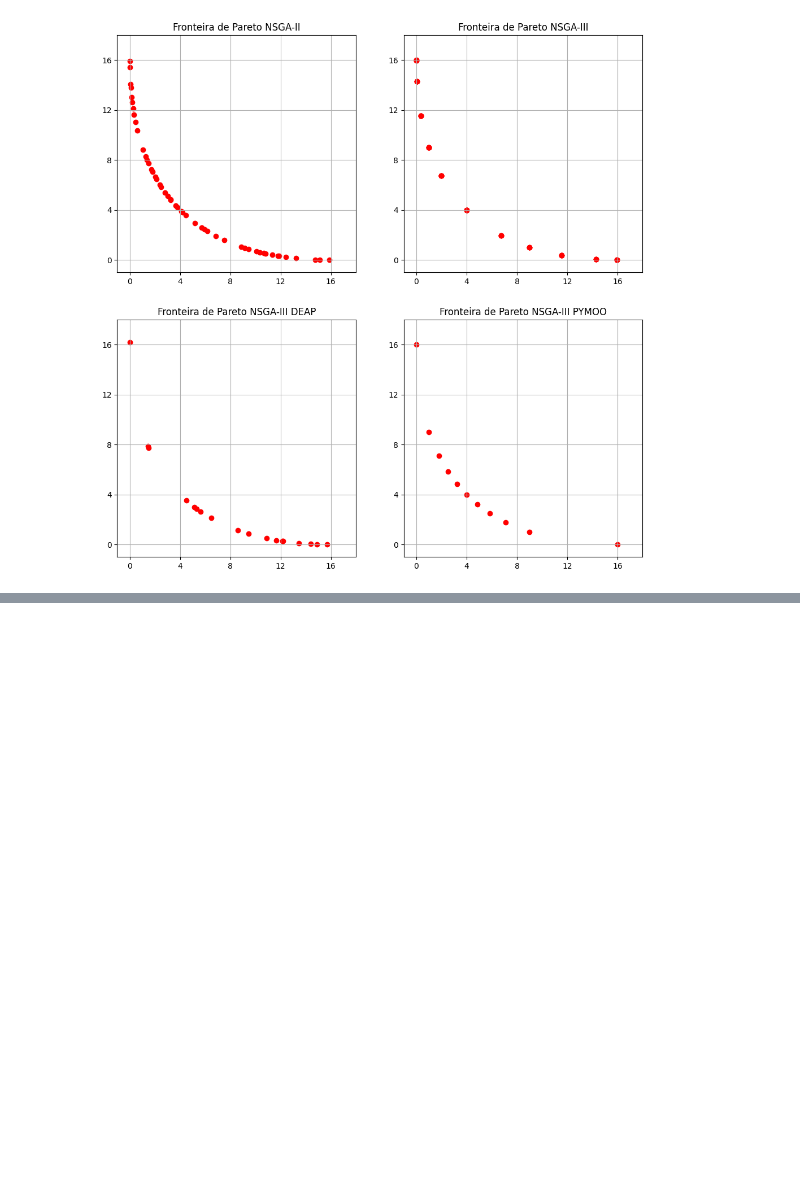
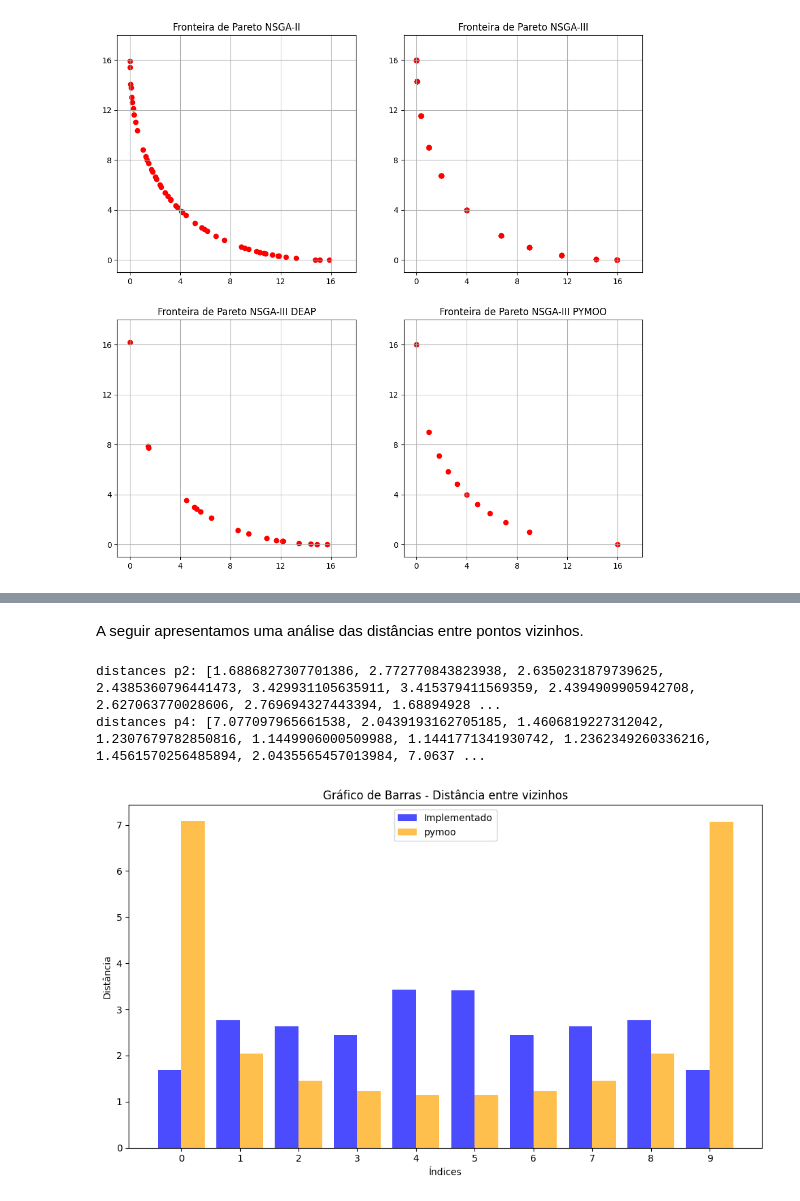
Before and after one commit to JunioCesarFerreira/NSGA-Studies, a Jupyter notebook: notebooks/nsga-comparations.ipynb, the cells around one changed output, grey strips where cells are left out. Saved outputs shown, nothing was run; the diff lists cells and outputs as text; code cells hidden in the pictures; blank space fills up the shorter version.

```diff
--- a/notebooks/nsga-comparations.ipynb
+++ b/notebooks/nsga-comparations.ipynb
@@ -820,0 +836,2 @@ plot_points_with_projections(points1, points2)
+# %% [markdown]
+A seguir apresentamos uma análise das distâncias entre pontos vizinhos.
@@ -820,0 +860,29 @@ plot_points_with_projections(points1, points2)
+# %%
+import numpy as np
+
+def calculate_sequential_distances(points):
+    """
+    Calcula as distâncias euclidianas entre pontos consecutivos em uma lista.
+
+    :param points: Lista de pontos (array Nx2).
+    :return: Lista de distâncias euclidianas entre pontos consecutivos.
+    """
+    distances = []
+    for i in range(len(points) - 1):
+        # Calcular a distância euclidiana entre o ponto atual e o próximo
+        dist = np.linalg.norm(points[i + 1] - points[i])
+        distances.append(dist)
+    return distances
+
+sorted_points1 = sorted(points1, key=lambda point: abs(point[0]))
+sorted_points2 = sorted(points2, key=lambda point: abs(point[0]))
+
+d1 = calculate_sequential_distances(sorted_points1)
+d2 = calculate_sequential_distances(sorted_points2)
+print("distances p2:", d1)
+print("distances p4:", d2)
+plot_bar_graph(d1, d2)
+# %% [output]
+distances p2: [1.6886827307701386, 2.772770843823938, 2.6350231879739625, 2.4385360796441473, 3.429931105635911, 3.415379411569359, 2.4394909905942708, 2.627063770028606, 2.769694327443394, 1.68894928 ...
+distances p4: [7.077097965661538, 2.0439193162705185, 1.4606819227312042, 1.2307679782850816, 1.1449906000509988, 1.1441771341930742, 1.2362349260336216, 1.4561570256485894, 2.0435565457013984, 7.0637 ...
+[figure, added]
```
Also changed, not shown: parts of 9 cells of this notebook.
